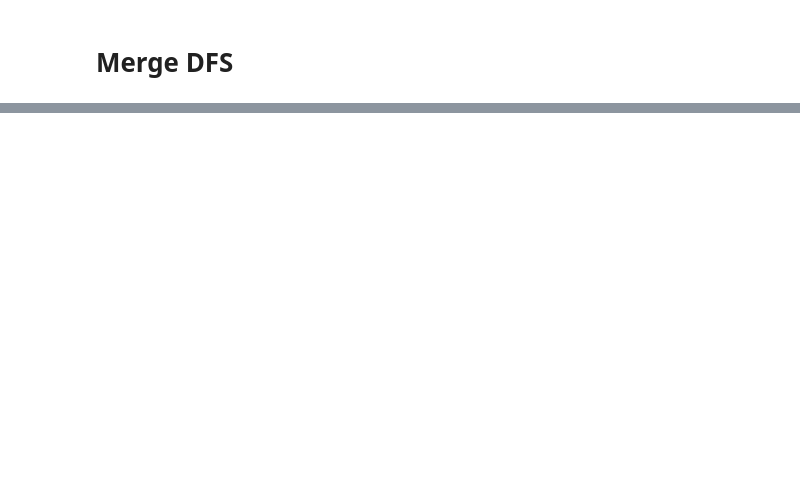
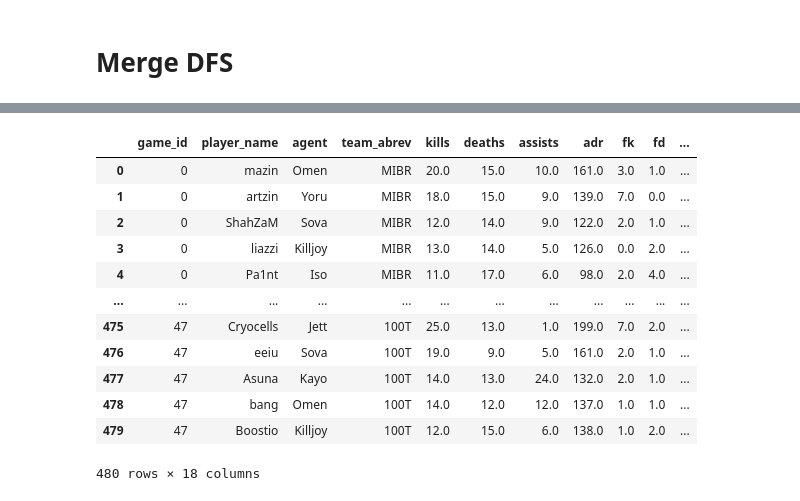
Before and after one commit to bmcnamee96/Fantasy-Val, a Jupyter notebook: Scripts/merge_FINAL.ipynb, the cells around one changed output, grey strips where cells are left out. Cells and saved outputs as stored; diff of their text form; code cells hidden in the pictures; blank space fills up the shorter version.

```diff
--- a/Scripts/merge_FINAL.ipynb
+++ b/Scripts/merge_FINAL.ipynb
@@ -73,0 +81,4 @@ perf_df.head(5)
+# %%
+file_path = '../Data/agent_data.csv'
+agent_df = pd.read_csv(file_path)
+agent_df.head(5)
@@ -78,19 +94,10 @@ perf_df.head(5)
 # %%
-# Get the length of comb_perf
 len_perf = len(perf_df)
 
-# Select only the rows in df_test that are within the range of length_comb_perf
+# Select only the rows in over_df that are within the range of len_perf
 over_df = over_df.iloc[:len_perf]
-# Select only the rows in df_test that are within the range of length_comb_perf
-names_df = names_df.iloc[:len_perf]
+# Select only the rows in agent_df that are within the range of len_perf
+agent_df = agent_df.iloc[:len_perf]
 # %%
-# Ensure data types match
-names_df.loc[:, 'game_id'] = names_df['game_id'].astype(int)
-over_df.loc[:, 'game_id'] = over_df['game_id'].astype(int)
-
-# Ensure there are no extra spaces in player_name
-names_df.loc[:, 'player_name'] = names_df['player_name'].str.strip()
-over_df.loc[:, 'player_name'] = over_df['player_name'].str.strip()
-
 # Perform the merge
-names_over_merge = pd.merge(names_df, over_df, on=['game_id', 'player_name'], how='left')
+agent_over_merge = pd.merge(agent_df, over_df, on=['game_id', 'player_name'], how='left')
@@ -97,3 +113,3 @@ names_over_merge = pd.merge(names_df, over_df, on=['game_id', 'player_name'], ho
 # %%
 # Perform the merge
-combined_all = pd.merge(names_over_merge, perf_df, on=['game_id', 'player_name'], how='left')
+stats_agent_merge = pd.merge(agent_over_merge, perf_df, on=['game_id', 'player_name'], how='left')
@@ -99,0 +125,18 @@ combined_all = pd.merge(names_over_merge, perf_df, on=['game_id', 'player_name']
+# %%
+# Merge the two DataFrames on the 'game_id' column
+merged_df = pd.merge(stats_agent_merge, scores_df, on='game_id')
+merged_df
+# %% [output]
+|  | game_id | player_name | agent | team_abrev | kills | deaths | assists | adr | fk | fd | ... |
+| 0 | 0 | mazin | Omen | MIBR | 20.0 | 15.0 | 10.0 | 161.0 | 3.0 | 1.0 | ... |
+| 1 | 0 | artzin | Yoru | MIBR | 18.0 | 15.0 | 9.0 | 139.0 | 7.0 | 0.0 | ... |
+| 2 | 0 | ShahZaM | Sova | MIBR | 12.0 | 14.0 | 9.0 | 122.0 | 2.0 | 1.0 | ... |
+| 3 | 0 | liazzi | Killjoy | MIBR | 13.0 | 14.0 | 5.0 | 126.0 | 0.0 | 2.0 | ... |
+| 4 | 0 | Pa1nt | Iso | MIBR | 11.0 | 17.0 | 6.0 | 98.0 | 2.0 | 4.0 | ... |
+| ... | ... | ... | ... | ... | ... | ... | ... | ... | ... | ... | ... |
+| 475 | 47 | Cryocells | Jett | 100T | 25.0 | 13.0 | 1.0 | 199.0 | 7.0 | 2.0 | ... |
+| 476 | 47 | eeiu | Sova | 100T | 19.0 | 9.0 | 5.0 | 161.0 | 2.0 | 1.0 | ... |
+| 477 | 47 | Asuna | Kayo | 100T | 14.0 | 13.0 | 24.0 | 132.0 | 2.0 | 1.0 | ... |
+| 478 | 47 | bang | Omen | 100T | 14.0 | 12.0 | 12.0 | 137.0 | 1.0 | 1.0 | ... |
+| 479 | 47 | Boostio | Killjoy | 100T | 12.0 | 15.0 | 6.0 | 138.0 | 1.0 | 2.0 | ... |
+480 rows × 18 columns
```
Also changed, not shown: parts of 12 cells of this notebook, 6 other files.
